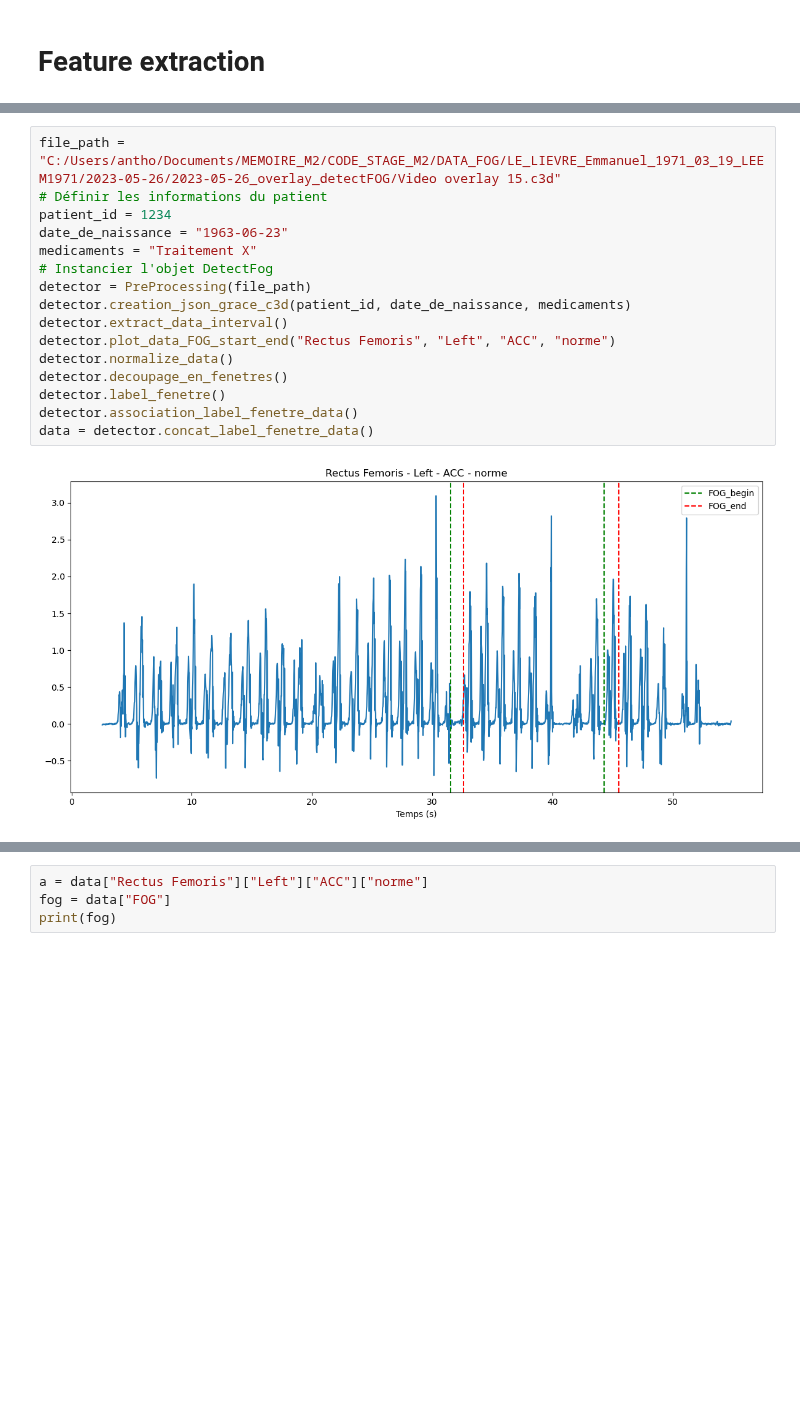
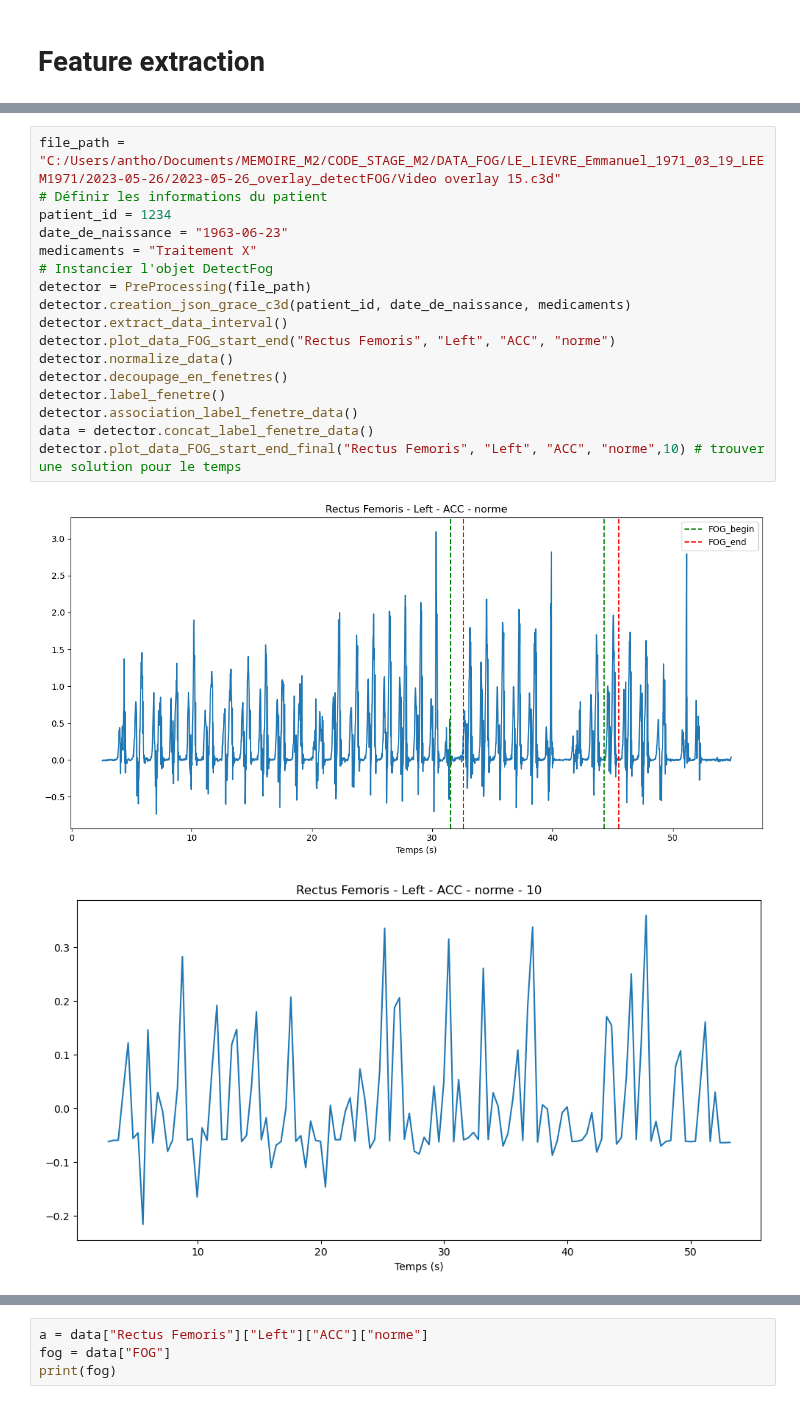
Before and after one commit to Anthoplc/Detect-FOG, a Jupyter notebook: code/feature_extraction.ipynb, the cells around one changed output, grey strips where cells are left out. Cells and saved outputs as stored; diff of their text form; blank space fills up the shorter version.

```diff
--- a/code/feature_extraction.ipynb
+++ b/code/feature_extraction.ipynb
@@ -7,19 +13,21 @@ from main import PreProcessing, Statistics    # import the main.py file
 # %%
 file_path = "C:/Users/antho/Documents/MEMOIRE_M2/CODE_STAGE_M2/DATA_FOG/LE_LIEVRE_Emmanuel_1971_03_19_LEEM1971/2023-05-26/2023-05-26_overlay_detectFOG/Video overlay 15.c3d"
 # Définir les informations du patient
 patient_id = 1234
 date_de_naissance = "1963-06-23"
 medicaments = "Traitement X"
 # Instancier l'objet DetectFog
 detector = PreProcessing(file_path)
 detector.creation_json_grace_c3d(patient_id, date_de_naissance, medicaments)
 detector.extract_data_interval()
 detector.plot_data_FOG_start_end("Rectus Femoris", "Left", "ACC", "norme")
 detector.normalize_data()
 detector.decoupage_en_fenetres()
 detector.label_fenetre()
 detector.association_label_fenetre_data()
 data = detector.concat_label_fenetre_data()
+detector.plot_data_FOG_start_end_final("Rectus Femoris", "Left", "ACC", "norme",10) # trouver une solution pour le temps
 # %% [output]
 [figure]
+[figure, added]
 # %% [markdown]
```
Also changed, not shown: parts of 19 cells of this notebook.
